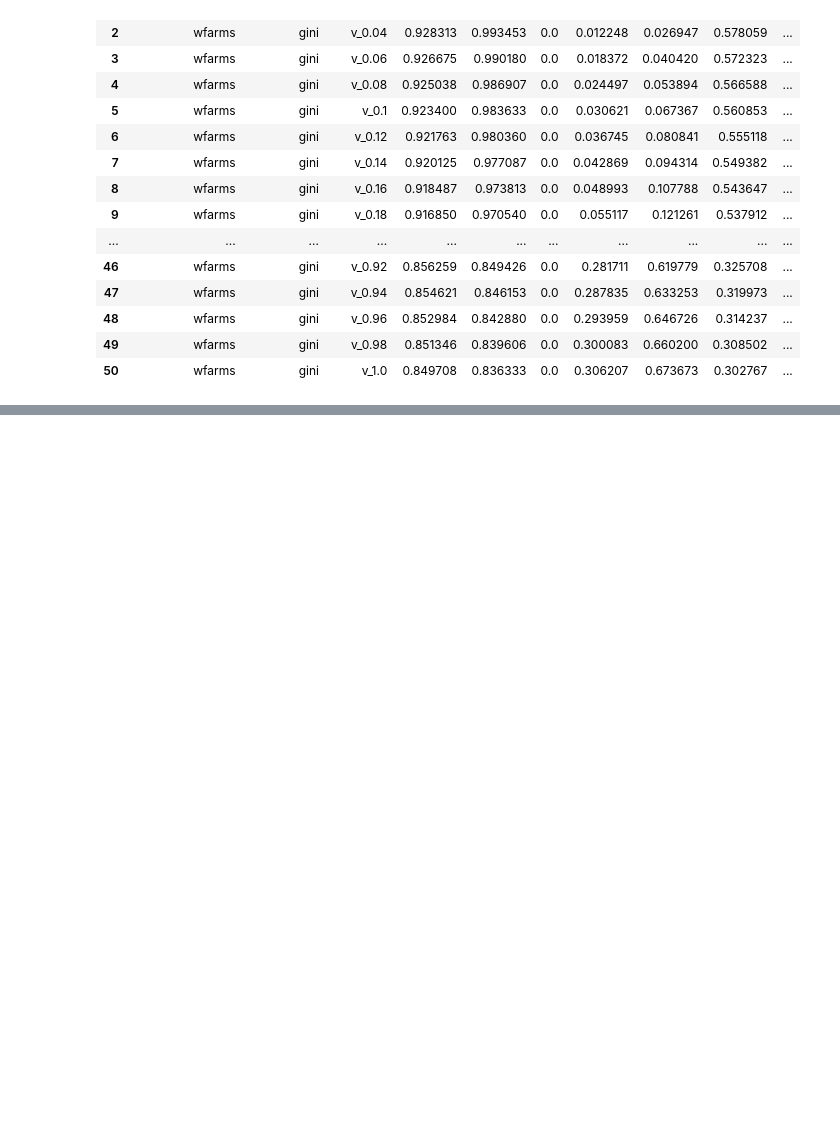
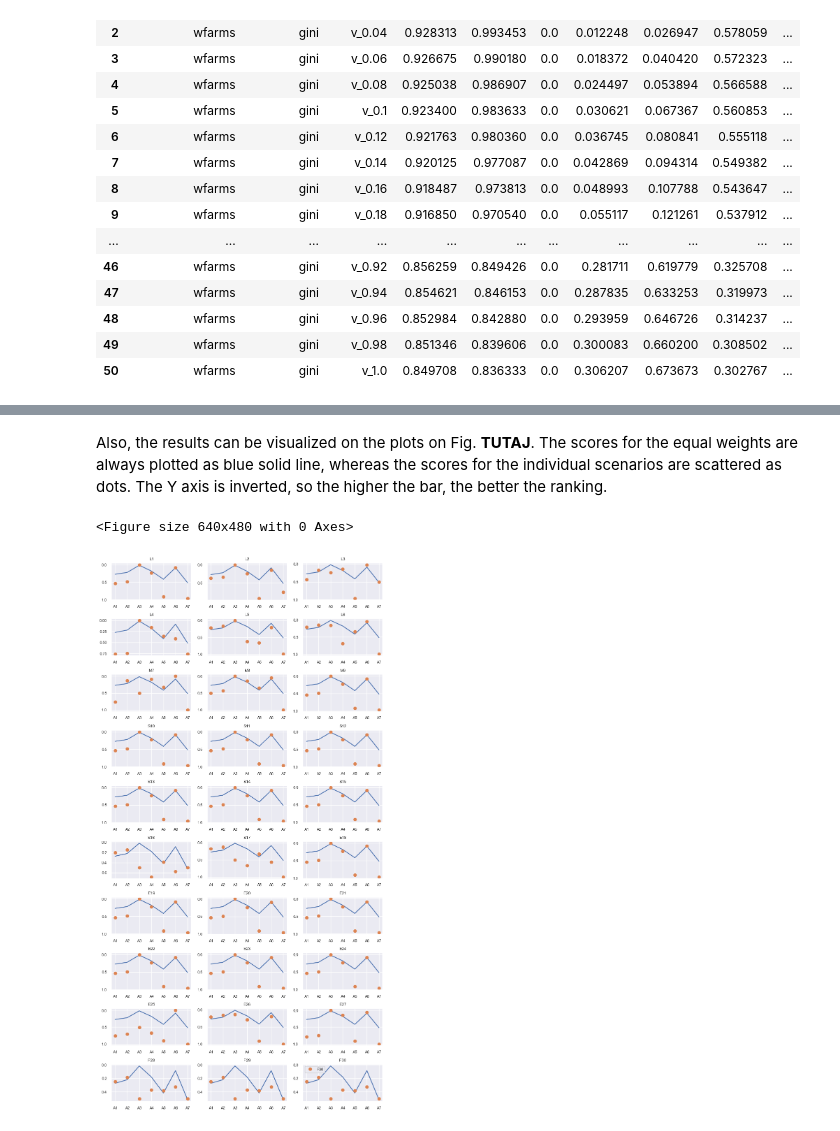
Before and after one commit to arturkarczmarczyk/vikorvanalysis, a Jupyter notebook: article.ipynb, the cells around one changed output, grey strips where cells are left out. Saved outputs shown, nothing was run; the diff lists cells and outputs as text; code cells hidden in the pictures; blank space fills up the shorter version.

```diff
--- a/article.ipynb
+++ b/article.ipynb
@@ -236,0 +322,7 @@ tempdf
+# %% [markdown]
+Also, the results can be visualized on the plots on Fig. **TUTAJ**. The scores for the equal weights are always plotted as blue solid line, whereas the scores for the individual scenarios are scattered as dots. The Y axis is inverted, so the higher the bar, the better the ranking.
+# %%
+experiment.draw_weights_scores()
+# %% [output]
+<Figure size 640x480 with 0 Axes>
+[figure, added]
```
Also changed, not shown: parts of 25 cells of this notebook, 1 other file.
